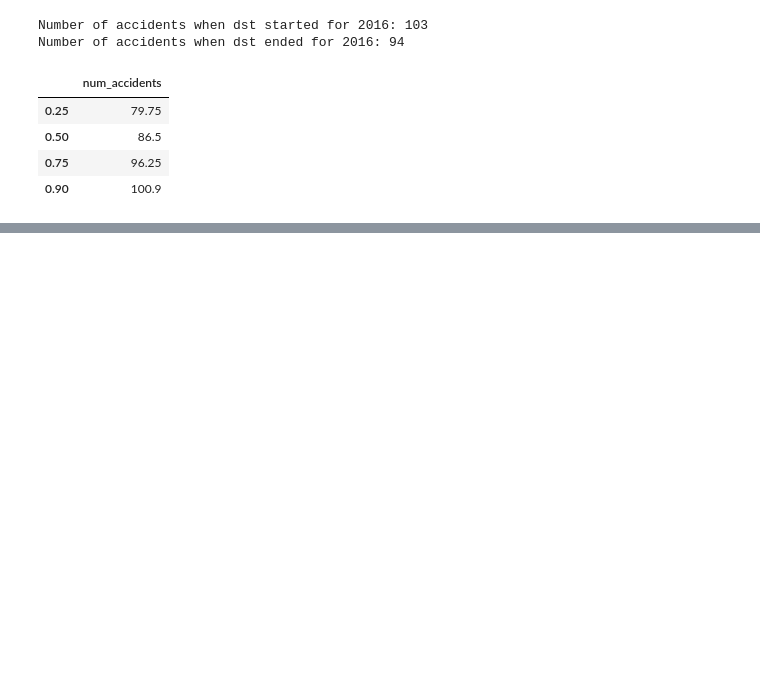
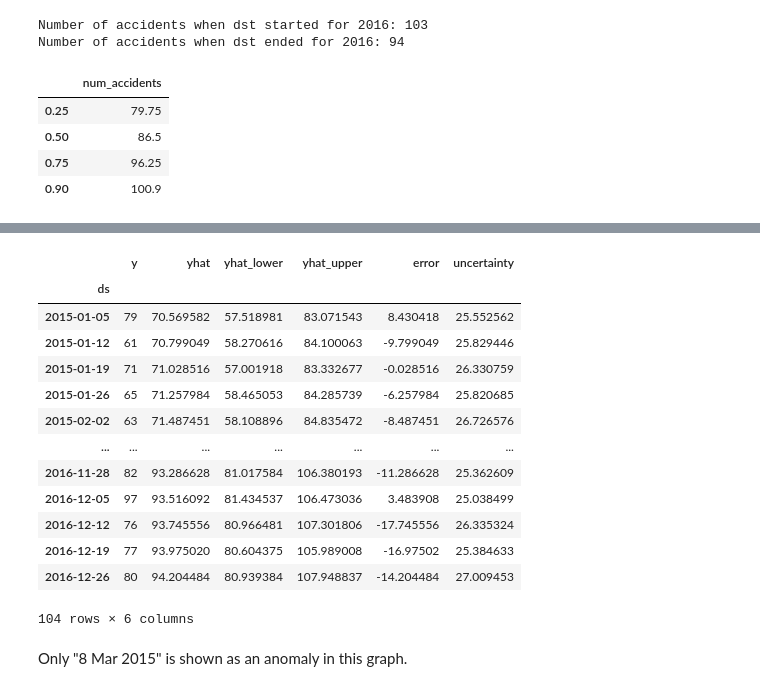
Before and after one commit to FlyinHedgehog/MAT388E-final-project, a Jupyter notebook: Final_Project.ipynb, the cells around one changed output, grey strips where cells are left out. Cells and saved outputs as stored; diff of their text form; code cells hidden in the pictures; blank space fills up the shorter version.

```diff
--- a/Final_Project.ipynb
+++ b/Final_Project.ipynb
@@ -421,0 +461,22 @@ Number of accidents when dst ended for 2016: 94
+# %%
+anomaly_df = pd.concat([monday_accidents_df.set_index('ds')['y'], forecast.set_index('ds')[['yhat','yhat_lower','yhat_upper']]], axis=1)
+
+anomaly_df['error'] = anomaly_df['y'] - anomaly_df['yhat']
+anomaly_df['uncertainty'] = anomaly_df['yhat_upper'] - anomaly_df['yhat_lower']
+# %%
+anomaly_df
+# %% [output]
+|  | y | yhat | yhat_lower | yhat_upper | error | uncertainty |
+| ds |  |  |  |  |  |  |
+| 2015-01-05 | 79 | 70.569582 | 57.518981 | 83.071543 | 8.430418 | 25.552562 |
+| 2015-01-12 | 61 | 70.799049 | 58.270616 | 84.100063 | -9.799049 | 25.829446 |
+| 2015-01-19 | 71 | 71.028516 | 57.001918 | 83.332677 | -0.028516 | 26.330759 |
+| 2015-01-26 | 65 | 71.257984 | 58.465053 | 84.285739 | -6.257984 | 25.820685 |
+| 2015-02-02 | 63 | 71.487451 | 58.108896 | 84.835472 | -8.487451 | 26.726576 |
+| ... | ... | ... | ... | ... | ... | ... |
+| 2016-11-28 | 82 | 93.286628 | 81.017584 | 106.380193 | -11.286628 | 25.362609 |
+| 2016-12-05 | 97 | 93.516092 | 81.434537 | 106.473036 | 3.483908 | 25.038499 |
+| 2016-12-12 | 76 | 93.745556 | 80.966481 | 107.301806 | -17.745556 | 26.335324 |
+| 2016-12-19 | 77 | 93.975020 | 80.604375 | 105.989008 | -16.97502 | 25.384633 |
+| 2016-12-26 | 80 | 94.204484 | 80.939384 | 107.948837 | -14.204484 | 27.009453 |
+104 rows × 6 columns
@@ -421,0 +499,2 @@ Number of accidents when dst ended for 2016: 94
+# %% [markdown]
+Only "8 Mar 2015" is shown as an anomaly in this graph.
```
Also changed, not shown: parts of 15 cells of this notebook.
